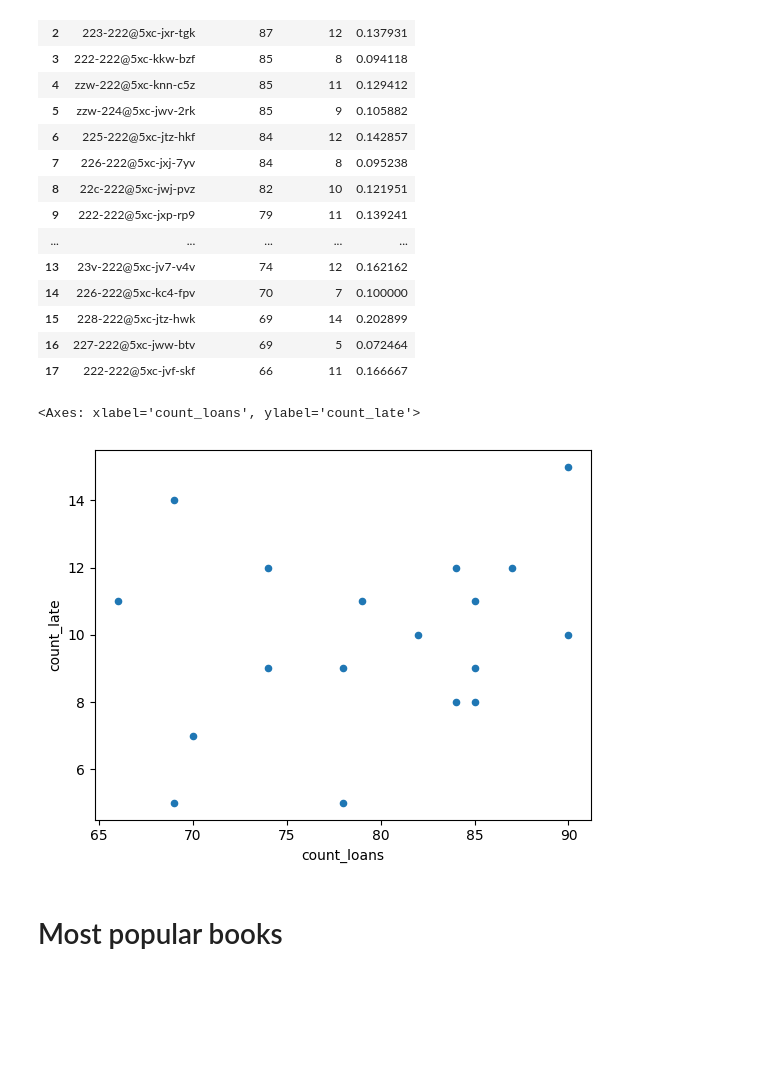
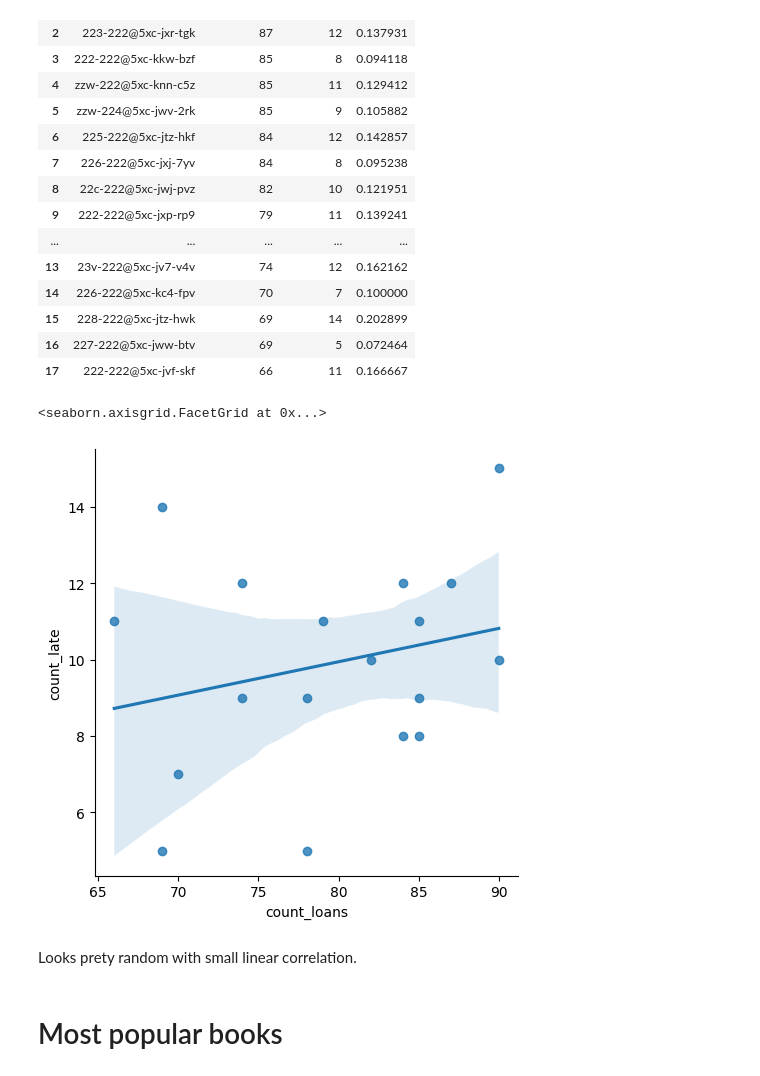
Before and after one commit to homoludens/library_example, a Jupyter notebook: library_eda.ipynb, the cells around one changed output. Drawn from its saved outputs; the diff is of its cells as text; code cells hidden in the pictures; blank space fills up the shorter version.

```diff
--- a/library_eda.ipynb
+++ b/library_eda.ipynb
@@ -848,7 +859,7 @@ array(['223-222@5xc-jxr-tgk', '228-222@5xc-jtz-hwk',
 # %% [markdown]
 ## Most popular libraries
 # %%
-lib_all = merged_df.library_id.value_counts()
+lib_all = merged_df.library_name.value_counts()
 
 lib_all
 # %% [output]
@@ -982,11 +998,13 @@ lib_all_df
 | 15 | 228-222@5xc-jtz-hwk | 69 | 14 | 0.202899 |
 | 16 | 227-222@5xc-jww-btv | 69 | 5 | 0.072464 |
 | 17 | 222-222@5xc-jvf-skf | 66 | 11 | 0.166667 |
-# %%
-lib_all_df.plot.scatter('count_loans', 'count_late')
-# %% [output]
-<Axes: xlabel='count_loans', ylabel='count_late'>
-[figure, removed]
+# %%
+sns.lmplot(x='count_loans', y='count_late', data=lib_all_df, fit_reg=True)
+# %% [output]
+<seaborn.axisgrid.FacetGrid at 0x...>
+[figure, added]
+# %% [markdown]
+Looks prety random with small linear correlation.
 # %% [markdown]
 # Most popular books
 # %%
```
Also changed, not shown: parts of 27 cells of this notebook, 1 other file.
